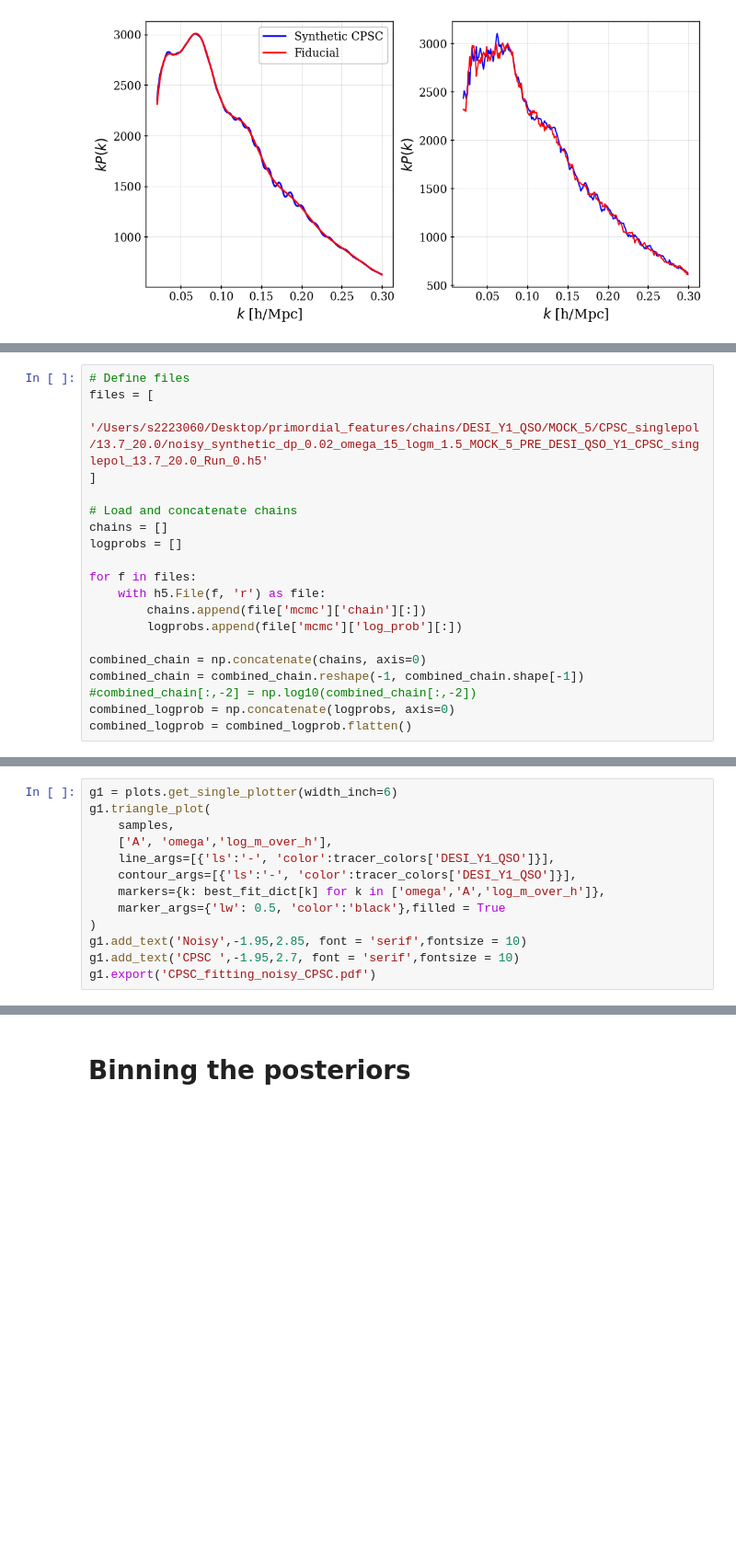
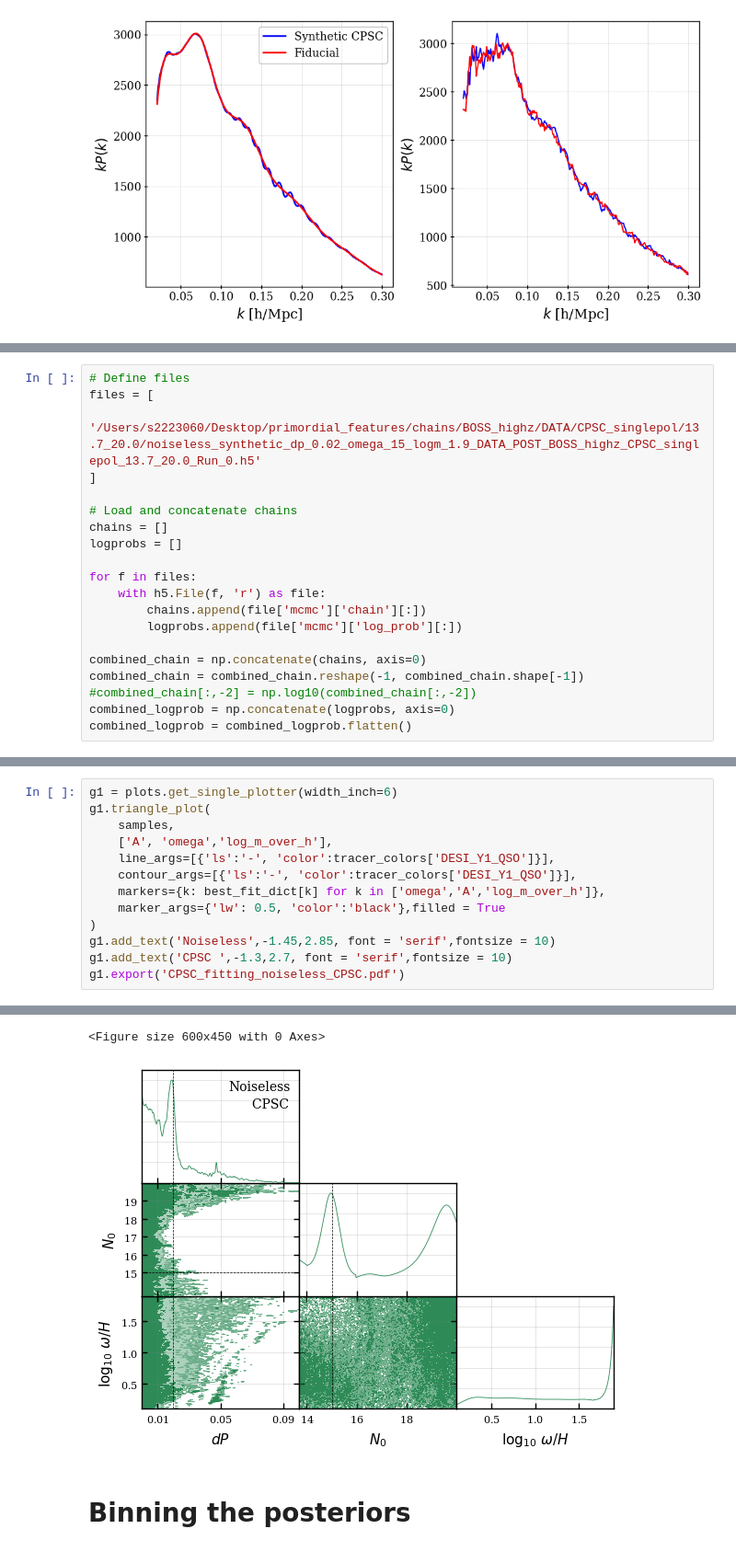
Before and after one commit to tmmergulhao/primordial_features, a Jupyter notebook: example10_fitting_synthetic_CPSC.ipynb, the cells around one changed output, grey strips where cells are left out. Shown at 92% size. Cells and saved outputs as stored; diff of their text form; blank space fills up the shorter version.

```diff
--- a/example10_fitting_synthetic_CPSC.ipynb
+++ b/example10_fitting_synthetic_CPSC.ipynb
@@ -182,7 +251,7 @@ mcmc.run(handle, 1, initial_positions, logposterior, gelman_rubin=True, new=True
 # %%
 # Define files
 files = [
-    '/Users/s2223060/Desktop/primordial_features/chains/DESI_Y1_QSO/MOCK_5/CPSC_singlepol/13.7_20.0/noisy_synthetic_dp_0.02_omega_15_logm_1.5_MOCK_5_PRE_DESI_QSO_Y1_CPSC_singlepol_13.7_20.0_Run_0.h5'
+    '/Users/s2223060/Desktop/primordial_features/chains/BOSS_highz/DATA/CPSC_singlepol/13.7_20.0/noiseless_synthetic_dp_0.02_omega_15_logm_1.9_DATA_POST_BOSS_highz_CPSC_singlepol_13.7_20.0_Run_0.h5'
 ]
 
 # Load and concatenate chains
@@ -231,6 +304,7 @@ g1.triangle_plot(
     markers={k: best_fit_dict[k] for k in ['omega','A','log_m_over_h']},
     marker_args={'lw': 0.5, 'color':'black'},filled = True
 )
-g1.add_text('Noisy',-1.95,2.85, font = 'serif',fontsize = 10)
-g1.add_text('CPSC ',-1.95,2.7, font = 'serif',fontsize = 10)
-g1.export('CPSC_fitting_noisy_CPSC.pdf')
+g1.add_text('Noiseless',-1.45,2.85, font = 'serif',fontsize = 10)
+g1.add_text('CPSC ',-1.3,2.7, font = 'serif',fontsize = 10)
+g1.export('CPSC_fitting_noiseless_CPSC.pdf')
+# %% [output]
@@ -237,3 +317,5 @@ g1.export('CPSC_fitting_noisy_CPSC.pdf')
+<Figure size 600x450 with 0 Axes>
+[figure, added]
 # %% [markdown]
 # Binning the posteriors
 # %%
```
Also changed, not shown: parts of 7 cells of this notebook, 3 other files.
